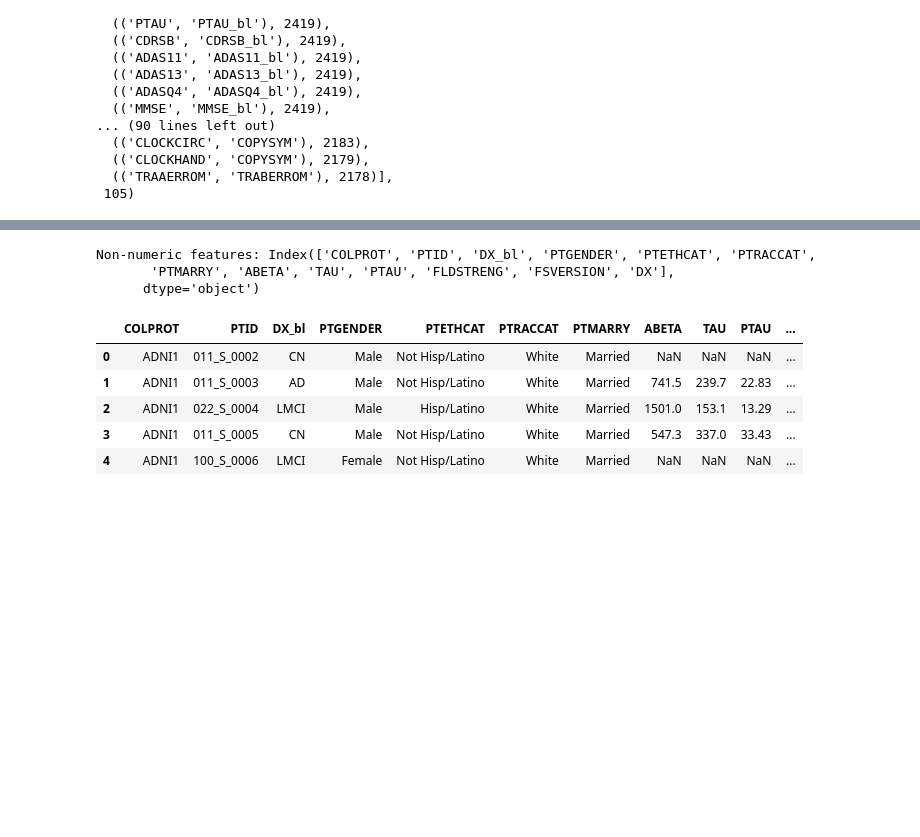
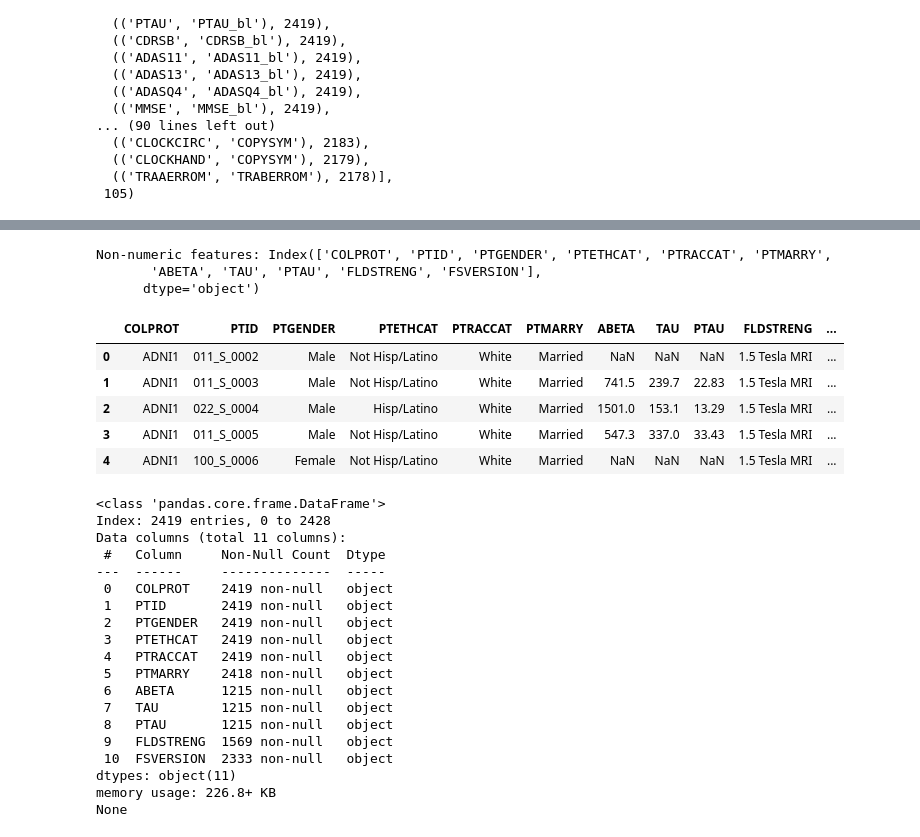
Before and after one commit to pedroogaab/Alzheimer-diagnose-ML, a Jupyter notebook: model_multi_data.ipynb, the cells around one changed output, grey strips where cells are left out. Saved outputs shown, nothing was run; the diff lists cells and outputs as text; code cells hidden in the pictures; blank space fills up the shorter version.

```diff
--- a/model_multi_data.ipynb
+++ b/model_multi_data.ipynb
@@ -72,7 +82,10 @@ df_merged = df_merged.loc[:, ~df_merged.columns.duplicated()]
 # Keep only rows that have a known baseline diagnosis (DX_bl), required for supervised classification
 df = df_merged.dropna(subset=['DX_bl'])
 # %%
-df['DX_bl'].value_counts()
+print(df_merged['DX_bl'].value_counts())
+print(df_merged['DX'].value_counts())
+
+df = df.drop('DX', axis=1)
 # %% [output]
 DX_bl
 LMCI    690
@@ -83,0 +102,11 @@ Name: count, dtype: int64
+# %%
+# Map DX_bl string labels to integer codes
+dx_mapping = {
+    "AD": 0,     # Alzheimer's Disease
+    "CN": 1,     # Cognitively Normal
+    "SMC": 2,    # Significant Memory Concern
+    "EMCI": 3,   # Early Mild Cognitive Impairment
+    "LMCI": 4    # Late Mild Cognitive Impairment
+}
+
+df['DX_bl'] = df['DX_bl'].map(dx_mapping)
@@ -193,16 +232,36 @@ df
 non_numeric_features = df.select_dtypes(exclude=['number']).columns
 print("Non-numeric features:", non_numeric_features)
 # %% [output]
-Non-numeric features: Index(['COLPROT', 'PTID', 'DX_bl', 'PTGENDER', 'PTETHCAT', 'PTRACCAT',
-       'PTMARRY', 'ABETA', 'TAU', 'PTAU', 'FLDSTRENG', 'FSVERSION', 'DX'],
+Non-numeric features: Index(['COLPROT', 'PTID', 'PTGENDER', 'PTETHCAT', 'PTRACCAT', 'PTMARRY',
+       'ABETA', 'TAU', 'PTAU', 'FLDSTRENG', 'FSVERSION'],
       dtype='object')
 # %%
 df_non_numeric = df[non_numeric_features]
-df_non_numeric.head()
+display(df_non_numeric.head())
+print(df_non_numeric.info())
 # %% [output]
-|  | COLPROT | PTID | DX_bl | PTGENDER | PTETHCAT | PTRACCAT | PTMARRY | ABETA | TAU | PTAU | ... |
-| 0 | ADNI1 | 011_S_0002 | CN | Male | Not Hisp/Latino | White | Married | NaN | NaN | NaN | ... |
-| 1 | ADNI1 | 011_S_0003 | AD | Male | Not Hisp/Latino | White | Married | 741.5 | 239.7 | 22.83 | ... |
-| 2 | ADNI1 | 022_S_0004 | LMCI | Male | Hisp/Latino | White | Married | 1501.0 | 153.1 | 13.29 | ... |
-| 3 | ADNI1 | 011_S_0005 | CN | Male | Not Hisp/Latino | White | Married | 547.3 | 337.0 | 33.43 | ... |
-| 4 | ADNI1 | 100_S_0006 | LMCI | Female | Not Hisp/Latino | White | Married | NaN | NaN | NaN | ... |
+|  | COLPROT | PTID | PTGENDER | PTETHCAT | PTRACCAT | PTMARRY | ABETA | TAU | PTAU | FLDSTRENG | ... |
+| 0 | ADNI1 | 011_S_0002 | Male | Not Hisp/Latino | White | Married | NaN | NaN | NaN | 1.5 Tesla MRI | ... |
+| 1 | ADNI1 | 011_S_0003 | Male | Not Hisp/Latino | White | Married | 741.5 | 239.7 | 22.83 | 1.5 Tesla MRI | ... |
+| 2 | ADNI1 | 022_S_0004 | Male | Hisp/Latino | White | Married | 1501.0 | 153.1 | 13.29 | 1.5 Tesla MRI | ... |
+| 3 | ADNI1 | 011_S_0005 | Male | Not Hisp/Latino | White | Married | 547.3 | 337.0 | 33.43 | 1.5 Tesla MRI | ... |
+| 4 | ADNI1 | 100_S_0006 | Female | Not Hisp/Latino | White | Married | NaN | NaN | NaN | 1.5 Tesla MRI | ... |
+<class 'pandas.core.frame.DataFrame'>
+Index: 2419 entries, 0 to 2428
+Data columns (total 11 columns):
+ #   Column     Non-Null Count  Dtype
+---  ------     --------------  -----
+ 0   COLPROT    2419 non-null   object
+ 1   PTID       2419 non-null   object
+ 2   PTGENDER   2419 non-null   object
+ 3   PTETHCAT   2419 non-null   object
+ 4   PTRACCAT   2419 non-null   object
+ 5   PTMARRY    2418 non-null   object
+ 6   ABETA      1215 non-null   object
+ 7   TAU        1215 non-null   object
+ 8   PTAU       1215 non-null   object
+ 9   FLDSTRENG  1569 non-null   object
+ 10  FSVERSION  2333 non-null   object
+dtypes: object(11)
+memory usage: 226.8+ KB
+None
```
Also changed, not shown: parts of 22 cells of this notebook.
